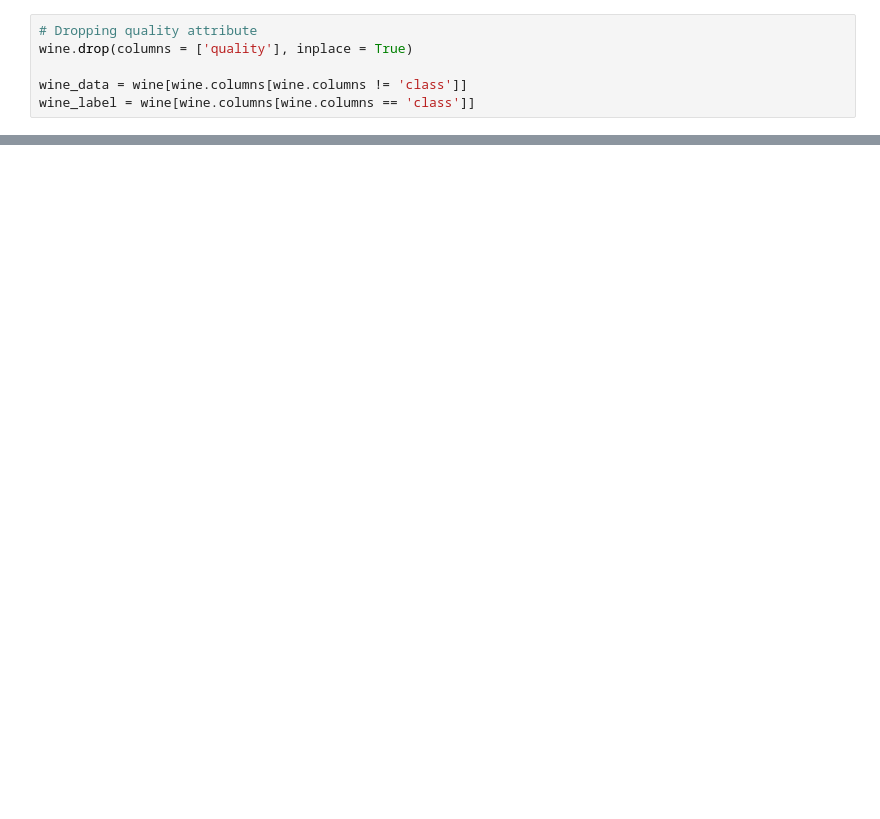
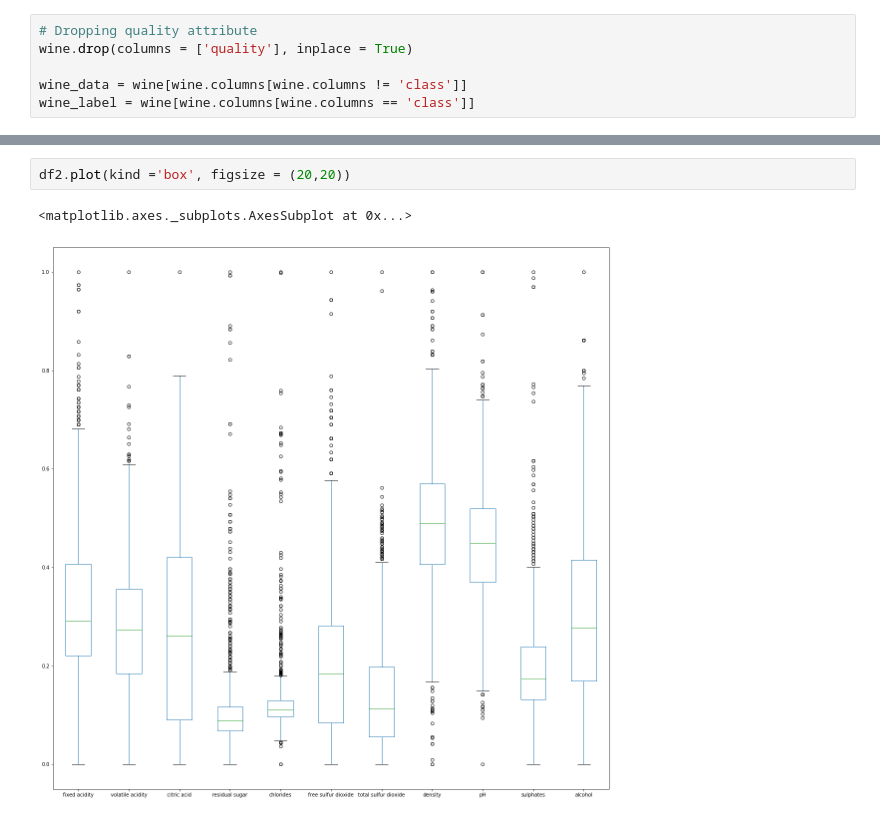
Before and after one commit to saravrajavelu/WineQualityAnalysis, a Jupyter notebook: WineAnalysis.ipynb, the cells around one changed output, grey strips where cells are left out. Saved outputs shown, nothing was run; the diff lists cells and outputs as text; blank space fills up the shorter version.

```diff
--- a/WineAnalysis.ipynb
+++ b/WineAnalysis.ipynb
@@ -59,3 +85,8 @@ train_data.shape
+# %%
+df2.plot(kind ='box', figsize = (20,20))
+# %% [output]
+<matplotlib.axes._subplots.AxesSubplot at 0x...>
+[figure, added]
 # %%
 def euclidean_dist(x,y):
     return (math.sqrt(sum((pd.Series(x)-pd.Series(y))**2)))
```
Also changed, not shown: parts of 19 cells of this notebook, 2 other files.
